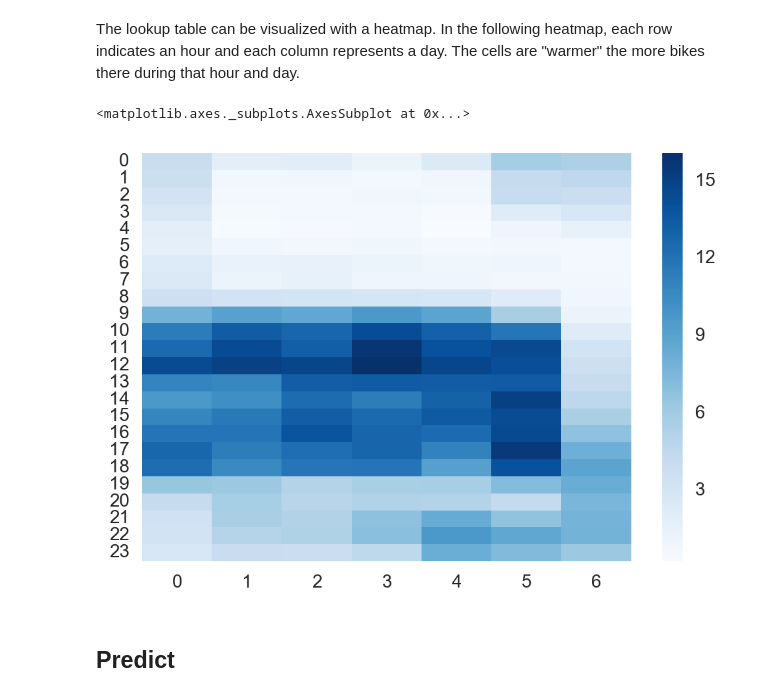
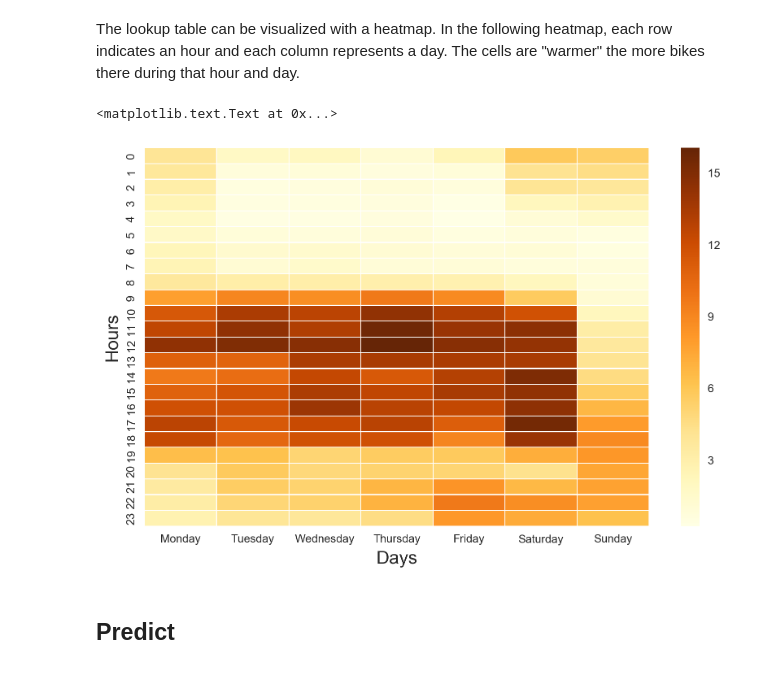
Before and after one commit to OpenBikes/Notebooks, a Jupyter notebook: challenge_2016_mean.ipynb, the cells around one changed output. Drawn from its saved outputs; the diff is of its cells as text; code cells hidden in the pictures.

```diff
--- a/challenge_2016_mean.ipynb
+++ b/challenge_2016_mean.ipynb
@@ -29,17 +29,23 @@ def mean_bikes_per_day_per_hour(city, station):
 # %% [markdown]
 The lookup table can be visualized with a heatmap. In the following heatmap, each row indicates an hour and each column represents a day. The cells are "warmer" the more bikes there during that hour and day.
 # %%
+import calendar
+import matplotlib.pyplot as plt
 import seaborn as sns
 
 %matplotlib inline
 
 lookup_table = mean_bikes_per_day_per_hour('toulouse', '00003-pomme')
 hm = pd.DataFrame.from_dict(lookup_table, orient='index').T
+hm.columns = [calendar.day_name[col] for col in hm.columns]
 
-sns.heatmap(hm, cmap='Blues')
+plt.figure(figsize=(10, 6))
+sns.heatmap(hm, linewidths=.4, cmap='YlOrBr')
+plt.xlabel('Days', fontsize=16)
+plt.ylabel('Hours', fontsize=16)
 # %% [output]
-<matplotlib.axes._subplots.AxesSubplot at 0x...>
+<matplotlib.text.Text at 0x...>
-[figure, old version]
+[figure, new version]
 # %% [markdown]
 ## Predict
 # %%
```
Also changed, not shown: 4 other files.
